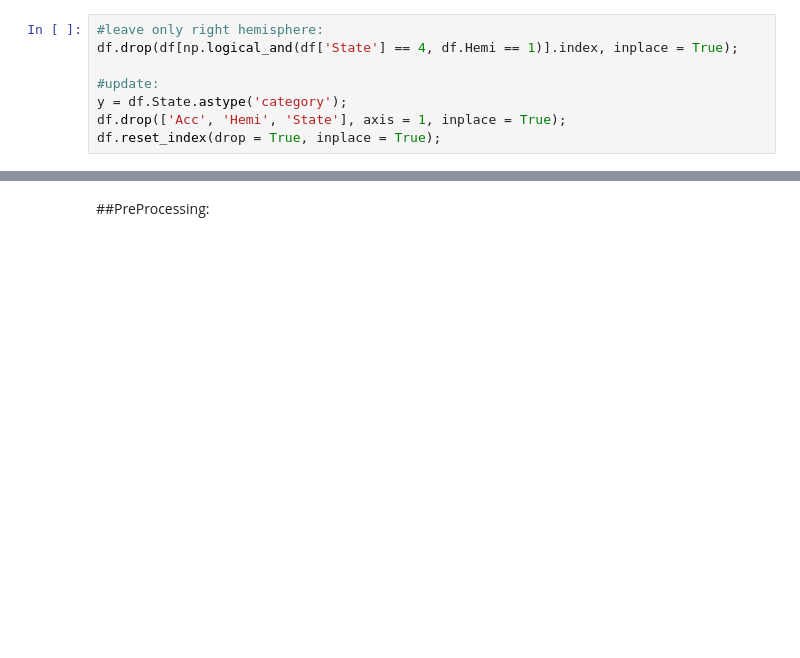
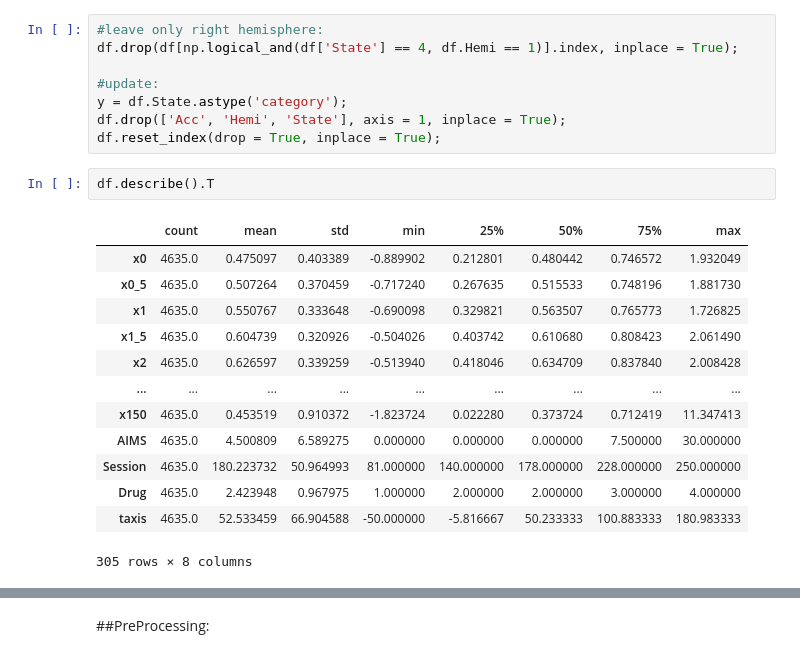
Before and after one commit to Barryjuait/Barryjuait, a Jupyter notebook: Dysk_MLP.ipynb, the cells around one changed output, grey strips where cells are left out. Saved outputs shown, nothing was run; the diff lists cells and outputs as text; blank space fills up the shorter version.

```diff
--- a/Dysk_MLP.ipynb
+++ b/Dysk_MLP.ipynb
@@ -92,3 +79,19 @@ df.drop(df[np.logical_and(df['State'] == 4, df.Hemi == 1)].index, inplace = True
 y = df.State.astype('category');
 df.drop(['Acc', 'Hemi', 'State'], axis = 1, inplace = True);
 df.reset_index(drop = True, inplace = True);
+# %%
+df.describe().T
+# %% [output]
+|  | count | mean | std | min | 25% | 50% | 75% | max |
+| x0 | 4635.0 | 0.475097 | 0.403389 | -0.889902 | 0.212801 | 0.480442 | 0.746572 | 1.932049 |
+| x0_5 | 4635.0 | 0.507264 | 0.370459 | -0.717240 | 0.267635 | 0.515533 | 0.748196 | 1.881730 |
+| x1 | 4635.0 | 0.550767 | 0.333648 | -0.690098 | 0.329821 | 0.563507 | 0.765773 | 1.726825 |
+| x1_5 | 4635.0 | 0.604739 | 0.320926 | -0.504026 | 0.403742 | 0.610680 | 0.808423 | 2.061490 |
+| x2 | 4635.0 | 0.626597 | 0.339259 | -0.513940 | 0.418046 | 0.634709 | 0.837840 | 2.008428 |
+| ... | ... | ... | ... | ... | ... | ... | ... | ... |
+| x150 | 4635.0 | 0.453519 | 0.910372 | -1.823724 | 0.022280 | 0.373724 | 0.712419 | 11.347413 |
+| AIMS | 4635.0 | 4.500809 | 6.589275 | 0.000000 | 0.000000 | 0.000000 | 7.500000 | 30.000000 |
+| Session | 4635.0 | 180.223732 | 50.964993 | 81.000000 | 140.000000 | 178.000000 | 228.000000 | 250.000000 |
+| Drug | 4635.0 | 2.423948 | 0.967975 | 1.000000 | 2.000000 | 2.000000 | 3.000000 | 4.000000 |
+| taxis | 4635.0 | 52.533459 | 66.904588 | -50.000000 | -5.816667 | 50.233333 | 100.883333 | 180.983333 |
+305 rows × 8 columns
```
Also changed, not shown: parts of 18 cells of this notebook.
